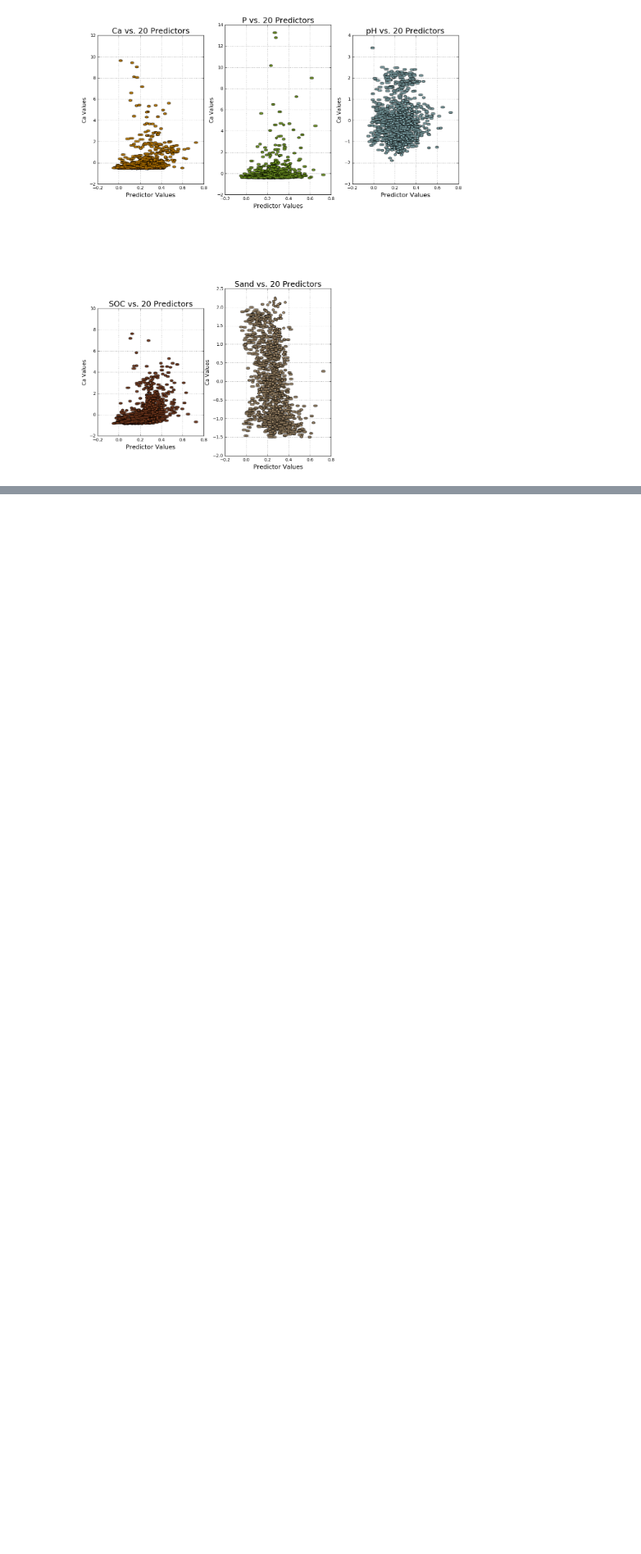
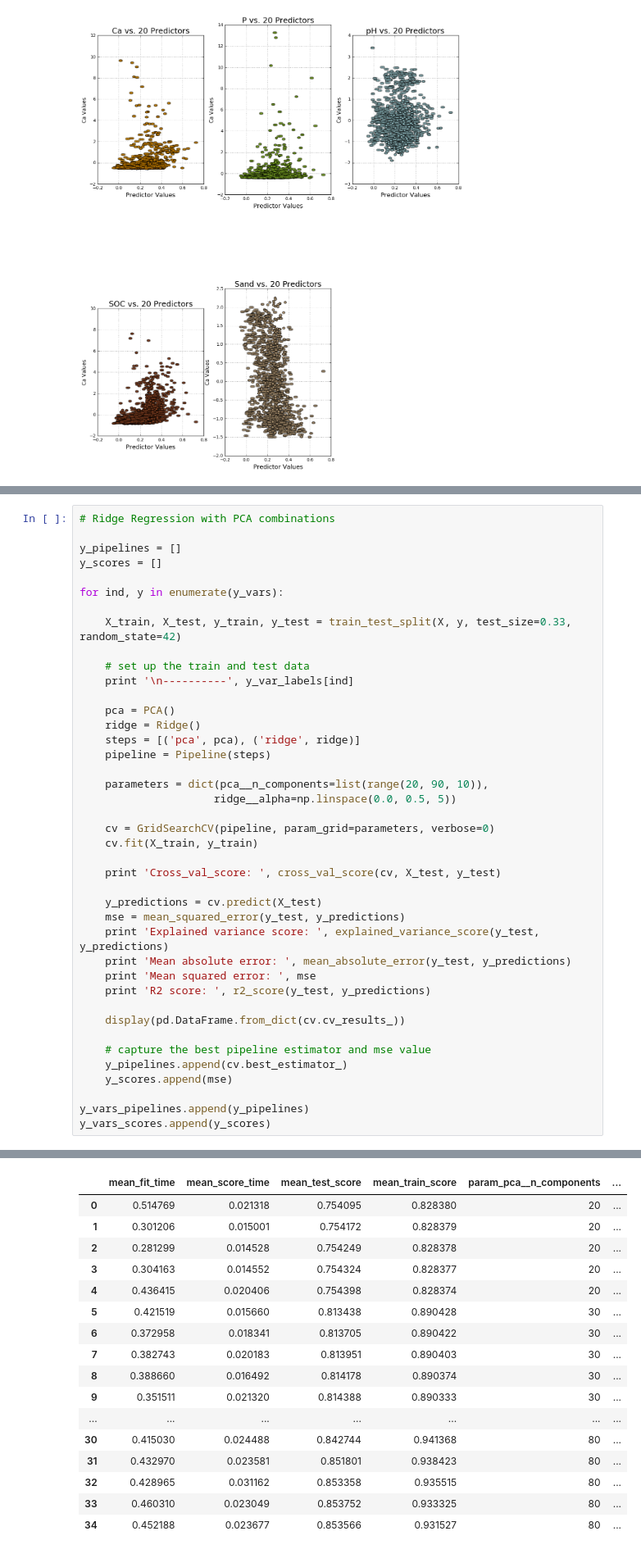
Before and after one commit to carlosscastro/kaggle_africa_soil, a Jupyter notebook: notebook/jc_africasoil_v2.ipynb, the cells around one changed output, grey strips where cells are left out. Shown at 82% size. Drawn from its saved outputs; the diff is of its cells as text; blank space fills up the shorter version.

```diff
--- a/notebook/jc_africasoil_v2.ipynb
+++ b/notebook/jc_africasoil_v2.ipynb
@@ -751,0 +711,42 @@ print 'Completed: '
+# %%
+# Ridge Regression with PCA combinations
+
+y_pipelines = []
+y_scores = []
+
+for ind, y in enumerate(y_vars):
+
+    X_train, X_test, y_train, y_test = train_test_split(X, y, test_size=0.33, random_state=42)
+
+    # set up the train and test data
+    print '\n----------', y_var_labels[ind]
+
+    pca = PCA()
+    ridge = Ridge()
+    steps = [('pca', pca), ('ridge', ridge)]
+    pipeline = Pipeline(steps)
+
+    parameters = dict(pca__n_components=list(range(20, 90, 10)),
+                     ridge__alpha=np.linspace(0.0, 0.5, 5))
+
+    cv = GridSearchCV(pipeline, param_grid=parameters, verbose=0)
+    cv.fit(X_train, y_train)
+
+    print 'Cross_val_score: ', cross_val_score(cv, X_test, y_test)
+
+    y_predictions = cv.predict(X_test)
+    mse = mean_squared_error(y_test, y_predictions)
+    print 'Explained variance score: ', explained_variance_score(y_test, y_predictions)
+    print 'Mean absolute error: ', mean_absolute_error(y_test, y_predictions)
+    print 'Mean squared error: ', mse
+    print 'R2 score: ', r2_score(y_test, y_predictions)
+
+    display(pd.DataFrame.from_dict(cv.cv_results_))
+
+    # capture the best pipeline estimator and mse value
+    y_pipelines.append(cv.best_estimator_)
+    y_scores.append(mse)
+
+y_vars_pipelines.append(y_pipelines)
+y_vars_scores.append(y_scores)
+# %% [output]
@@ -751,0 +759,17 @@ print 'Completed: '
+|  | mean_fit_time | mean_score_time | mean_test_score | mean_train_score | param_pca__n_components | ... |
+| 0 | 0.514769 | 0.021318 | 0.754095 | 0.828380 | 20 | ... |
+| 1 | 0.301206 | 0.015001 | 0.754172 | 0.828379 | 20 | ... |
+| 2 | 0.281299 | 0.014528 | 0.754249 | 0.828378 | 20 | ... |
+| 3 | 0.304163 | 0.014552 | 0.754324 | 0.828377 | 20 | ... |
+| 4 | 0.436415 | 0.020406 | 0.754398 | 0.828374 | 20 | ... |
+| 5 | 0.421519 | 0.015660 | 0.813438 | 0.890428 | 30 | ... |
+| 6 | 0.372958 | 0.018341 | 0.813705 | 0.890422 | 30 | ... |
+| 7 | 0.382743 | 0.020183 | 0.813951 | 0.890403 | 30 | ... |
+| 8 | 0.388660 | 0.016492 | 0.814178 | 0.890374 | 30 | ... |
+| 9 | 0.351511 | 0.021320 | 0.814388 | 0.890333 | 30 | ... |
+| ... | ... | ... | ... | ... | ... | ... |
+| 30 | 0.415030 | 0.024488 | 0.842744 | 0.941368 | 80 | ... |
+| 31 | 0.432970 | 0.023581 | 0.851801 | 0.938423 | 80 | ... |
+| 32 | 0.428965 | 0.031162 | 0.853358 | 0.935515 | 80 | ... |
+| 33 | 0.460310 | 0.023049 | 0.853752 | 0.933325 | 80 | ... |
+| 34 | 0.452188 | 0.023677 | 0.853566 | 0.931527 | 80 | ... |
```
Also changed, not shown: parts of 25 cells of this notebook, 2 other files.
